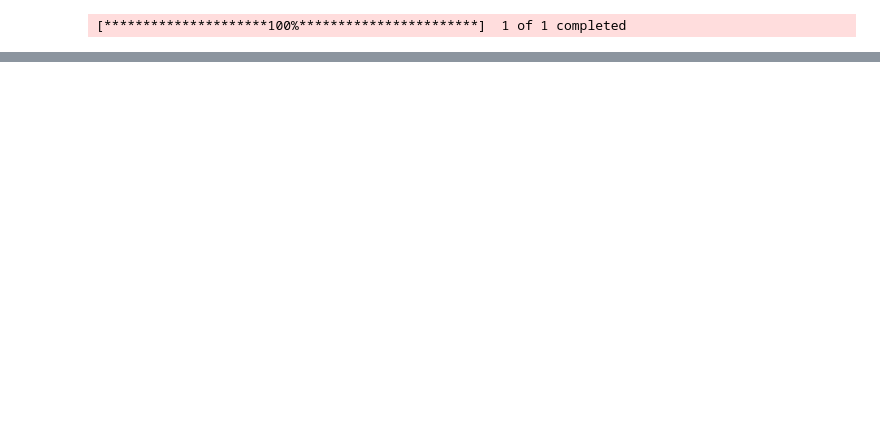
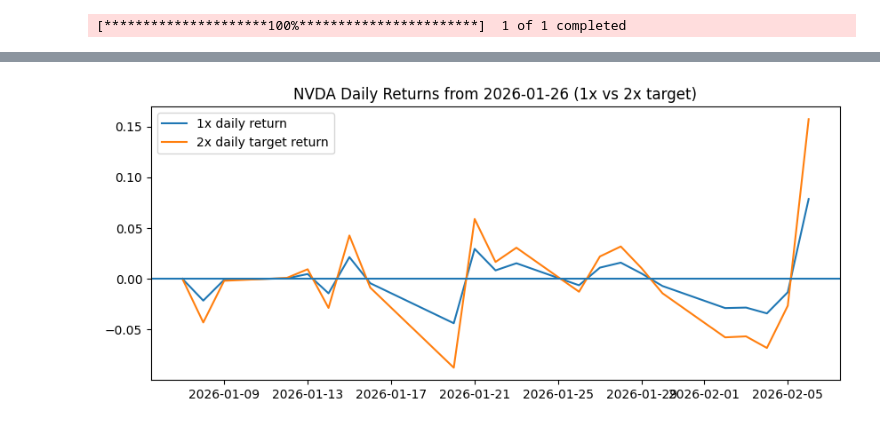
Before and after one commit to nekh802/leveraged-etf-simulator, a Jupyter notebook: notebooks/01_backtest_amd.ipynb, the cells around one changed output, grey strips where cells are left out. Cells and saved outputs as stored; diff of their text form; code cells hidden in the pictures; blank space fills up the shorter version.

```diff
--- a/notebooks/01_backtest_amd.ipynb
+++ b/notebooks/01_backtest_amd.ipynb
@@ -160,0 +270,18 @@ plt.show()
+# %%
+r1 = returns
+r2 = returns * 2
+
+import matplotlib.pyplot as plt
+
+r1_plot = r1.loc[base_date:]
+r2_plot = r2.loc[base_date:]
+
+plt.figure(figsize=(10,4))
+plt.plot(r1.index, r1, label="1x daily return")
+plt.plot(r2.index, r2, label="2x daily target return")
+plt.axhline(0)
+plt.legend()
+plt.title(f"{ticker} Daily Returns from {base_date.date()} (1x vs 2x target)")
+plt.show()
+# %% [output]
+[figure, added]
```
Also changed, not shown: parts of 15 cells of this notebook, 3 other files.
